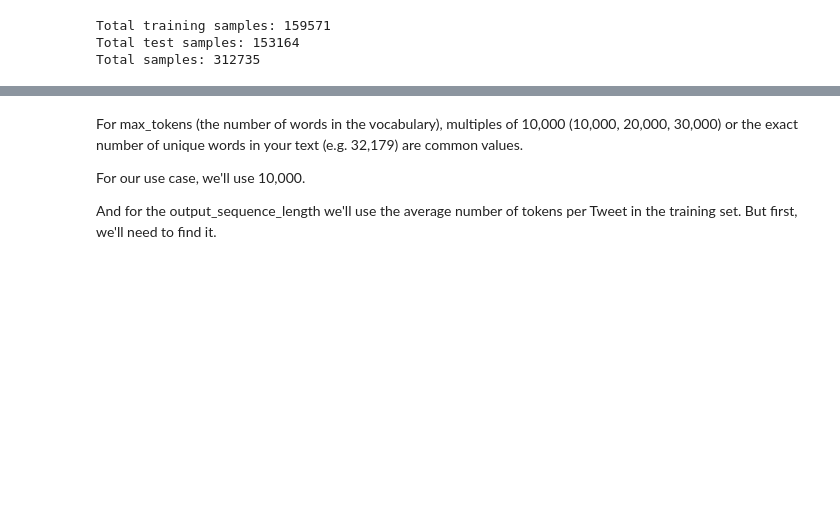
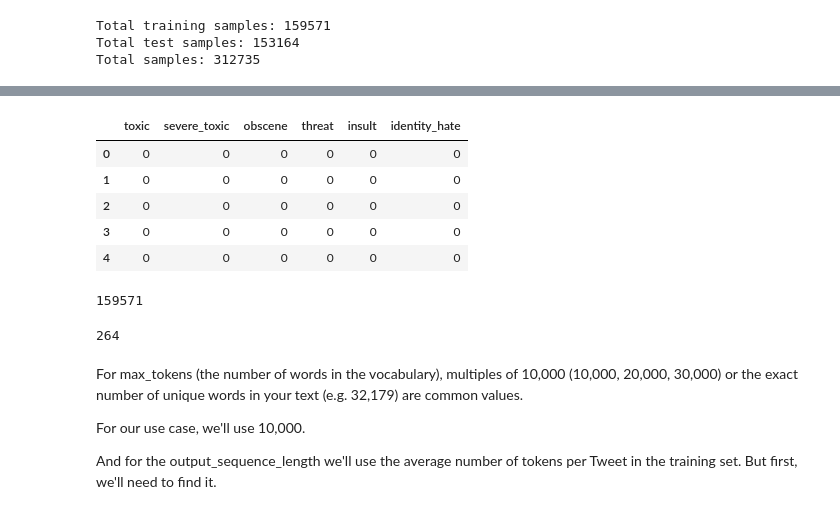
Before and after one commit to idontcalculate/kaggletweets, a Jupyter notebook: KaggleToxicTweets.ipynb, the cells around one changed output, grey strips where cells are left out. Saved outputs shown, nothing was run; the diff lists cells and outputs as text; code cells hidden in the pictures; blank space fills up the shorter version.

```diff
--- a/KaggleToxicTweets.ipynb
+++ b/KaggleToxicTweets.ipynb
@@ -65,4 +90,4 @@ Archive:  /content/test.csv.zip
 # %%
 import pandas as pd
-
-x = pd.read_csv('/content/test.csv.zip')
+train_df = pd.read_csv('/content/train.csv.zip')
+test_df  = pd.read_csv('/content/test.csv.zip')
@@ -100,6 +95,0 @@ x.head()
-# %%
-# Turn .csv files into pandas DataFrame's
-import pandas as pd
-train_df = pd.read_csv("train.csv")
-test_df = pd.read_csv("test.csv")
-train_df.head()
@@ -134,3 +106,10 @@ print(f"Total samples: {len(train_df) + len(test_df)}")
 Total training samples: 159571
 Total test samples: 153164
 Total samples: 312735
+# %%
+def create_text_label(dataframe):
+  texts = dataframe.comment_text.to_numpy()
+  labels = dataframe.drop(columns =['id','comment_text']).to_numpy()
+  return texts,labels
+# %%
+x_train,y_train = create_text_label(train_df)
@@ -137,3 +166,20 @@ Total samples: 312735
+# %%
+y_train.head()
+# %% [output]
+|  | toxic | severe_toxic | obscene | threat | insult | identity_hate |
+| 0 | 0 | 0 | 0 | 0 | 0 | 0 |
+| 1 | 0 | 0 | 0 | 0 | 0 | 0 |
+| 2 | 0 | 0 | 0 | 0 | 0 | 0 |
+| 3 | 0 | 0 | 0 | 0 | 0 | 0 |
+| 4 | 0 | 0 | 0 | 0 | 0 | 0 |
+# %%
+len(x_train)
+# %% [output]
+159571
+# %%
+len(train_data_text[0])
+# %% [output]
+264
 # %%
 import tensorflow as tf
 from tensorflow.keras.layers.experimental.preprocessing import TextVectorization
```
Also changed, not shown: parts of 54 cells of this notebook.
